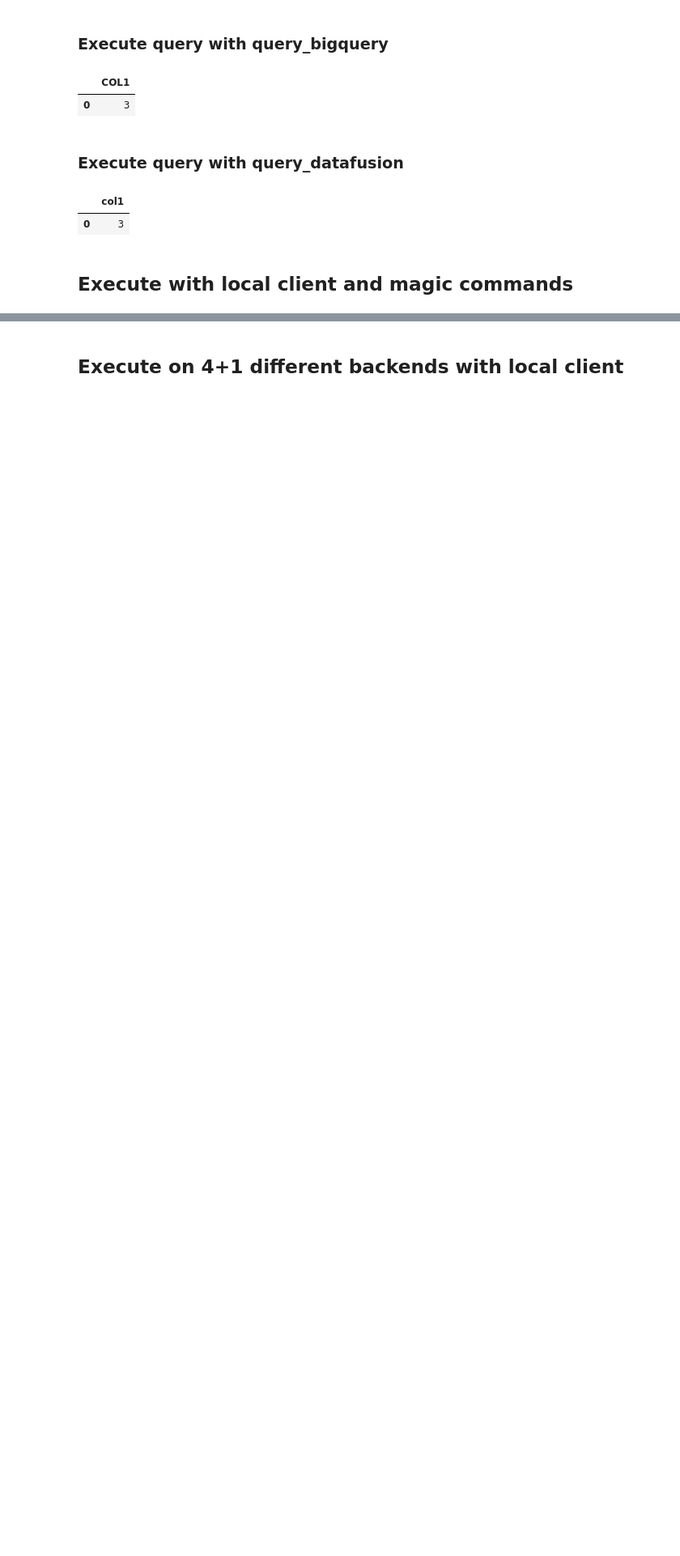
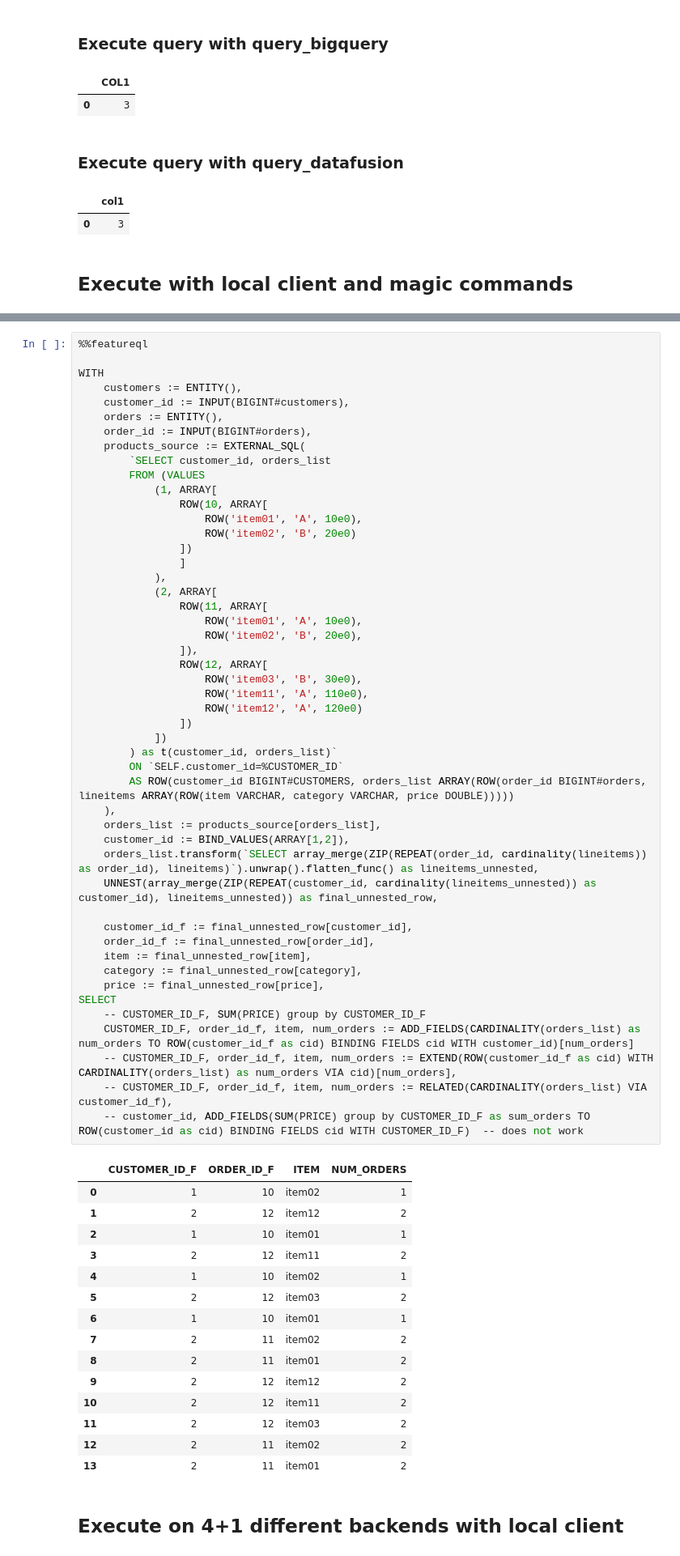
Before and after one commit to featuremesh/demos, a Jupyter notebook: jupyter/notebooks/demos/capabilities/execute_on_4_target_databases.ipynb, the cells around one changed output, grey strips where cells are left out. Shown: that part at 81% size. Drawn from its saved outputs; the diff is of its cells as text; blank space fills up the shorter version.

```diff
--- a/jupyter/notebooks/demos/capabilities/execute_on_4_target_databases.ipynb
+++ b/jupyter/notebooks/demos/capabilities/execute_on_4_target_databases.ipynb
@@ -95,3 +90,68 @@ CREATE FEATURE FM.LOL.F1 AS 1;
+# %%
+%%featureql
+
+WITH
+    customers := ENTITY(),
+    customer_id := INPUT(BIGINT#customers),
+    orders := ENTITY(),
+    order_id := INPUT(BIGINT#orders),
+    products_source := EXTERNAL_SQL(
+        `SELECT customer_id, orders_list
+        FROM (VALUES
+            (1, ARRAY[
+                ROW(10, ARRAY[
+                    ROW('item01', 'A', 10e0),
+                    ROW('item02', 'B', 20e0)
+                ])
+                ]
+            ),
+            (2, ARRAY[
+                ROW(11, ARRAY[
+                    ROW('item01', 'A', 10e0),
+                    ROW('item02', 'B', 20e0),
+                ]),
+                ROW(12, ARRAY[
+                    ROW('item03', 'B', 30e0),
+                    ROW('item11', 'A', 110e0),
+                    ROW('item12', 'A', 120e0)
+                ])
+            ])
+        ) as t(customer_id, orders_list)`
+        ON `SELF.customer_id=%CUSTOMER_ID`
+        AS ROW(customer_id BIGINT#CUSTOMERS, orders_list ARRAY(ROW(order_id BIGINT#orders, lineitems ARRAY(ROW(item VARCHAR, category VARCHAR, price DOUBLE)))))
+    ),
+    orders_list := products_source[orders_list],
+    customer_id := BIND_VALUES(ARRAY[1,2]),
+    orders_list.transform(`SELECT array_merge(ZIP(REPEAT(order_id, cardinality(lineitems)) as order_id), lineitems)`).unwrap().flatten_func() as lineitems_unnested,
+    UNNEST(array_merge(ZIP(REPEAT(customer_id, cardinality(lineitems_unnested)) as customer_id), lineitems_unnested)) as final_unnested_row,
+
+    customer_id_f := final_unnested_row[customer_id],
+    order_id_f := final_unnested_row[order_id],
+    item := final_unnested_row[item],
+    category := final_unnested_row[category],
+    price := final_unnested_row[price],
+SELECT
+    -- CUSTOMER_ID_F, SUM(PRICE) group by CUSTOMER_ID_F
+    CUSTOMER_ID_F, order_id_f, item, num_orders := ADD_FIELDS(CARDINALITY(orders_list) as num_orders TO ROW(customer_id_f as cid) BINDING FIELDS cid WITH customer_id)[num_orders]
+    -- CUSTOMER_ID_F, order_id_f, item, num_orders := EXTEND(ROW(customer_id_f as cid) WITH CARDINALITY(orders_list) as num_orders VIA cid)[num_orders],
+    -- CUSTOMER_ID_F, order_id_f, item, num_orders := RELATED(CARDINALITY(orders_list) VIA customer_id_f),
+    -- customer_id, ADD_FIELDS(SUM(PRICE) group by CUSTOMER_ID_F as sum_orders TO ROW(customer_id as cid) BINDING FIELDS cid WITH CUSTOMER_ID_F)  -- does not work
+# %% [output]
+|  | CUSTOMER_ID_F | ORDER_ID_F | ITEM | NUM_ORDERS |
+| 0 | 1 | 10 | item02 | 1 |
+| 1 | 2 | 12 | item12 | 2 |
+| 2 | 1 | 10 | item01 | 1 |
+| 3 | 2 | 12 | item11 | 2 |
+| 4 | 1 | 10 | item02 | 1 |
+| 5 | 2 | 12 | item03 | 2 |
+| 6 | 1 | 10 | item01 | 1 |
+| 7 | 2 | 11 | item02 | 2 |
+| 8 | 2 | 11 | item01 | 2 |
+| 9 | 2 | 12 | item12 | 2 |
+| 10 | 2 | 12 | item11 | 2 |
+| 11 | 2 | 12 | item03 | 2 |
+| 12 | 2 | 11 | item02 | 2 |
+| 13 | 2 | 11 | item01 | 2 |
 # %% [markdown]
 ## Execute on 4+1 different backends with local client
 # %%
```
Also changed, not shown: parts of 6 cells of this notebook, 8 other files.
